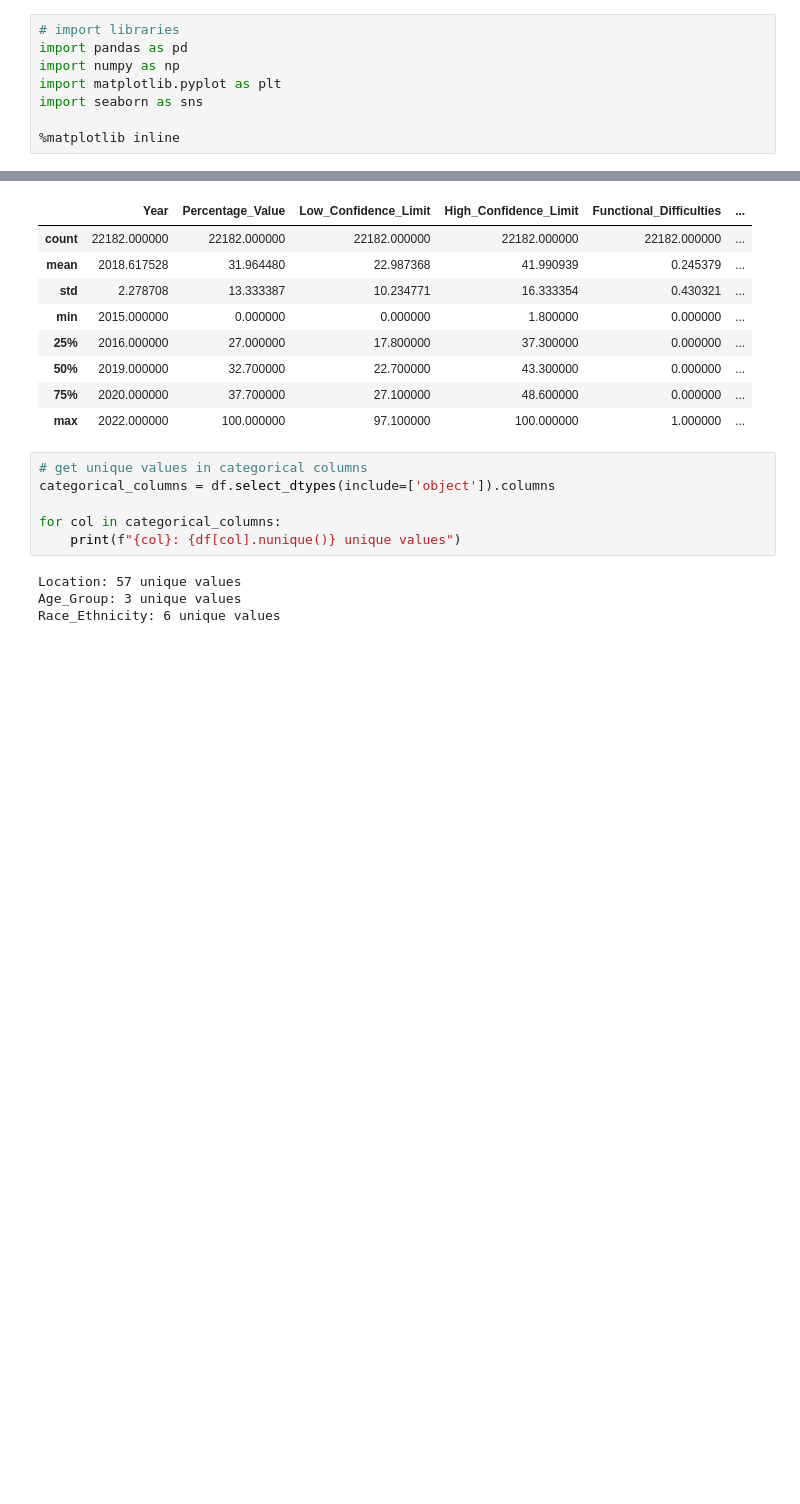
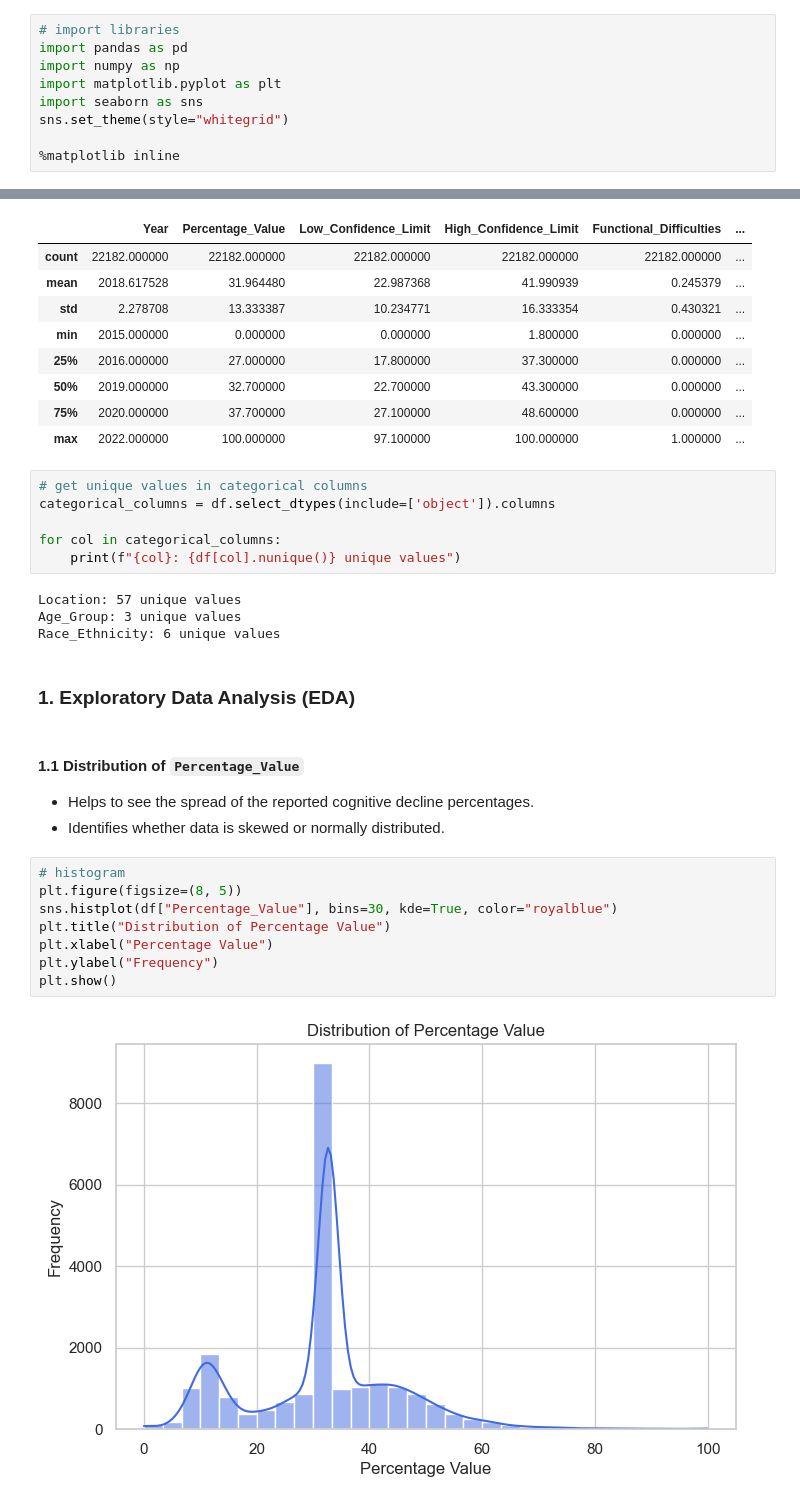
Before and after one commit to sowmyamaddali/cognitive-decline-analysis, a Jupyter notebook: notebooks/data_processing_exploration.ipynb, the cells around one changed output, grey strips where cells are left out. Saved outputs shown, nothing was run; the diff lists cells and outputs as text; blank space fills up the shorter version.

```diff
--- a/notebooks/data_processing_exploration.ipynb
+++ b/notebooks/data_processing_exploration.ipynb
@@ -4,6 +4,7 @@ import pandas as pd
 import numpy as np
 import matplotlib.pyplot as plt
 import seaborn as sns
+sns.set_theme(style="whitegrid")
 
 %matplotlib inline
 # %%
@@ -64,3 +65,19 @@ for col in categorical_columns:
 Location: 57 unique values
 Age_Group: 3 unique values
 Race_Ethnicity: 6 unique values
+# %% [markdown]
+### 1. Exploratory Data Analysis (EDA)
+# %% [markdown]
+#### 1.1 Distribution of `Percentage_Value`
+- Helps to see the spread of the reported cognitive decline percentages.
+- Identifies whether data is skewed or normally distributed.
+# %%
+# histogram
+plt.figure(figsize=(8, 5))
+sns.histplot(df["Percentage_Value"], bins=30, kde=True, color="royalblue")
+plt.title("Distribution of Percentage Value")
+plt.xlabel("Percentage Value")
+plt.ylabel("Frequency")
+plt.show()
+# %% [output]
+[figure, added]
```
Also changed, not shown: parts of 13 cells of this notebook.
